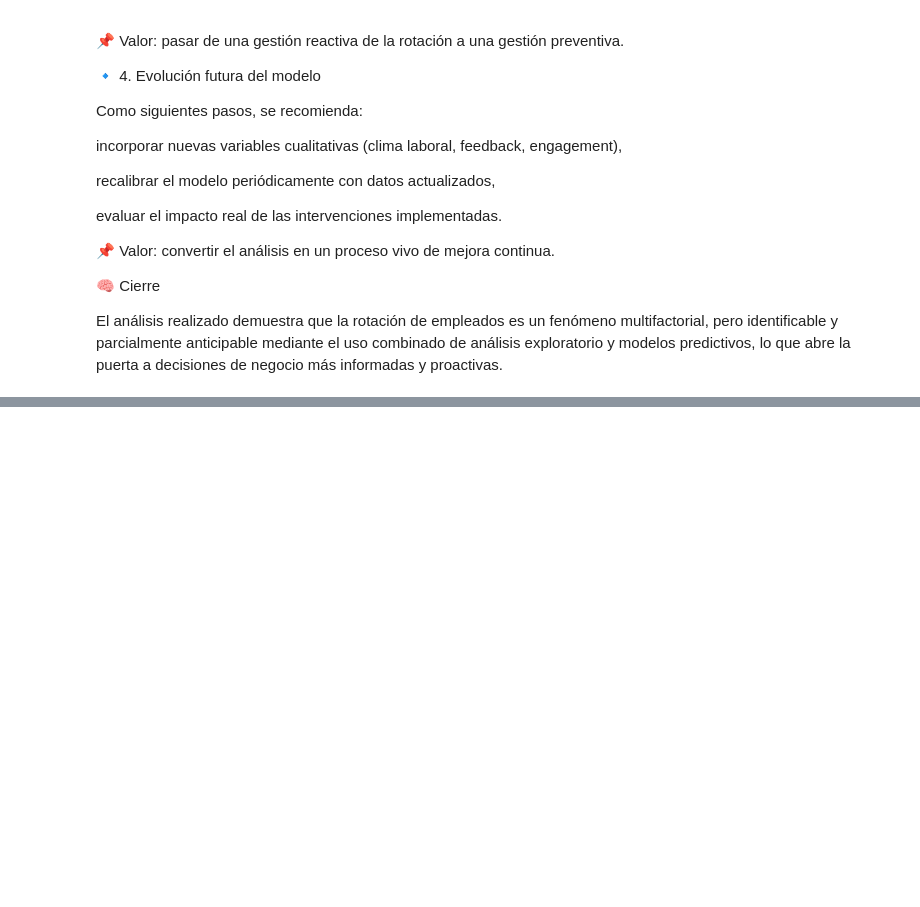
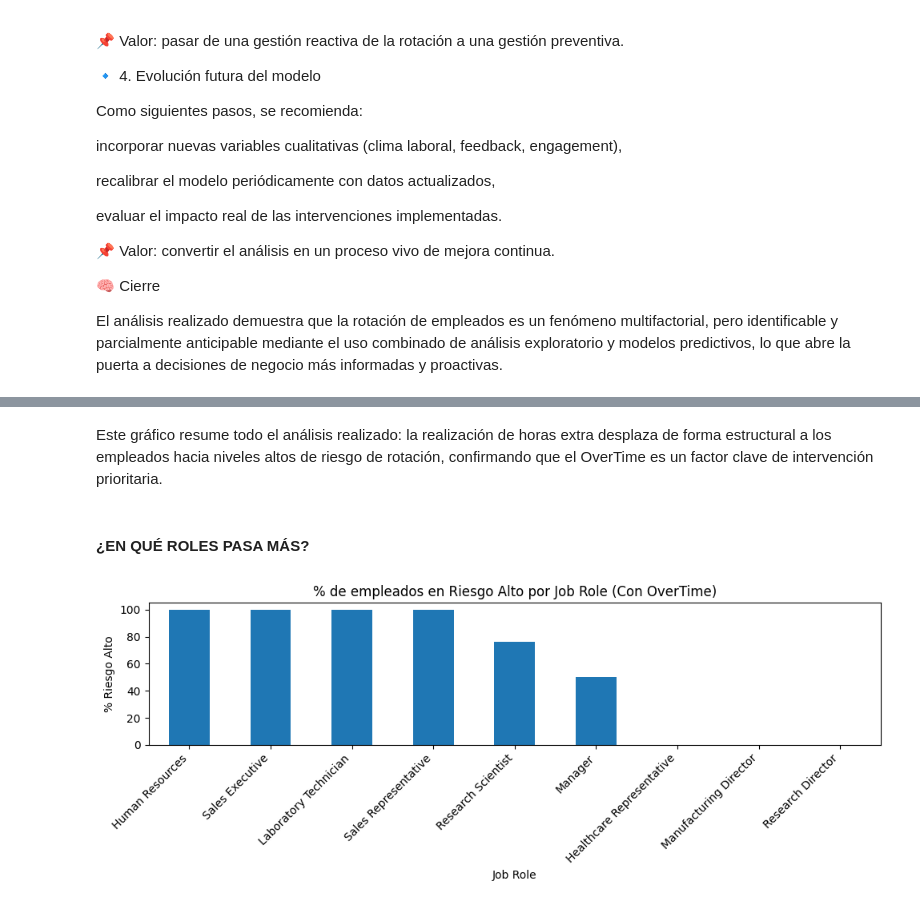
Before and after one commit to juliaisidroj/-project-da-promo-59-modulo-3-team-1, a Jupyter notebook: notebooks/Mati_modelo_predictivo.ipynb, the cells around one changed output, grey strips where cells are left out. Saved outputs shown, nothing was run; the diff lists cells and outputs as text; code cells hidden in the pictures; blank space fills up the shorter version.

```diff
--- a/notebooks/Mati_modelo_predictivo.ipynb
+++ b/notebooks/Mati_modelo_predictivo.ipynb
@@ -405,0 +596,26 @@ El análisis realizado demuestra que la rotación de empleados es un fenómeno m
+# %% [markdown]
+Este gráfico resume todo el análisis realizado: la realización de horas extra desplaza de forma estructural a los empleados hacia niveles altos de riesgo de rotación, confirmando que el OverTime es un factor clave de intervención prioritaria.
+# %% [markdown]
+#### ¿EN QUÉ ROLES PASA MÁS?
+# %%
+# Gráfico 2
+df_ot_yes = risk_df[risk_df["over_time"] == "Yes"]
+
+risk_high_by_role = (
+    (df_ot_yes["risk_level"] == "Alto")
+    .groupby(df_ot_yes["job_role"])
+    .mean()
+    * 100
+).sort_values(ascending=False)
+
+ax = risk_high_by_role.plot(kind="bar", figsize=(10,4))
+plt.title("% de empleados en Riesgo Alto por Job Role (Con OverTime)")
+plt.ylabel("% Riesgo Alto")
+plt.xlabel("Job Role")
+plt.xticks(rotation=45, ha="right")
+plt.tight_layout()
+
+plt.savefig('../outputs/modelo_predictivo/JobRole', bbox_inches='tight')
+plt.show()
+# %% [output]
+[figure, added]
```
Also changed, not shown: parts of 17 cells of this notebook, 20 other files.
